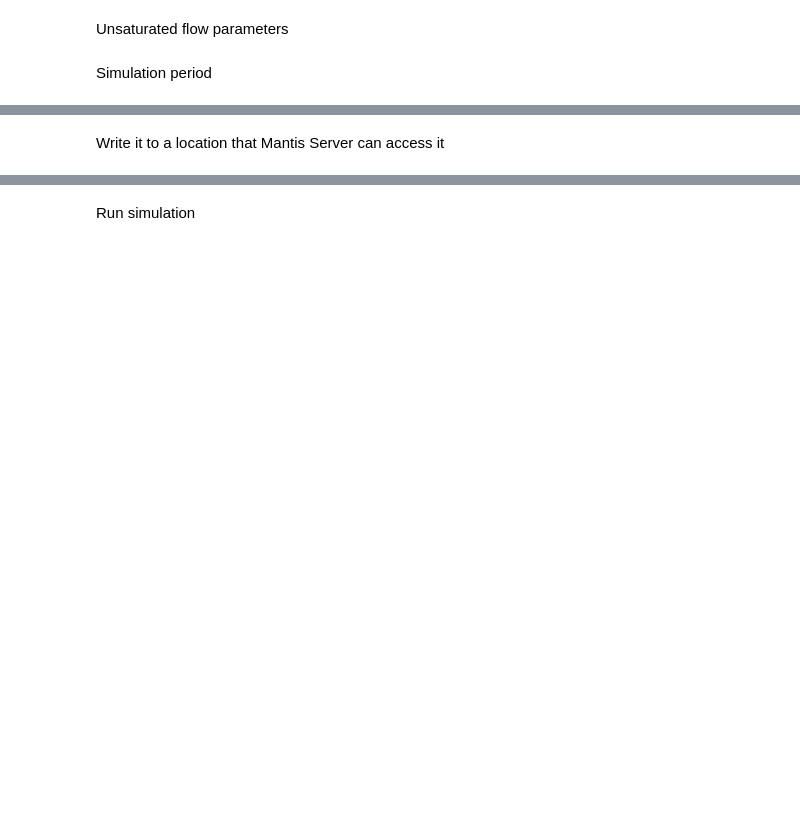
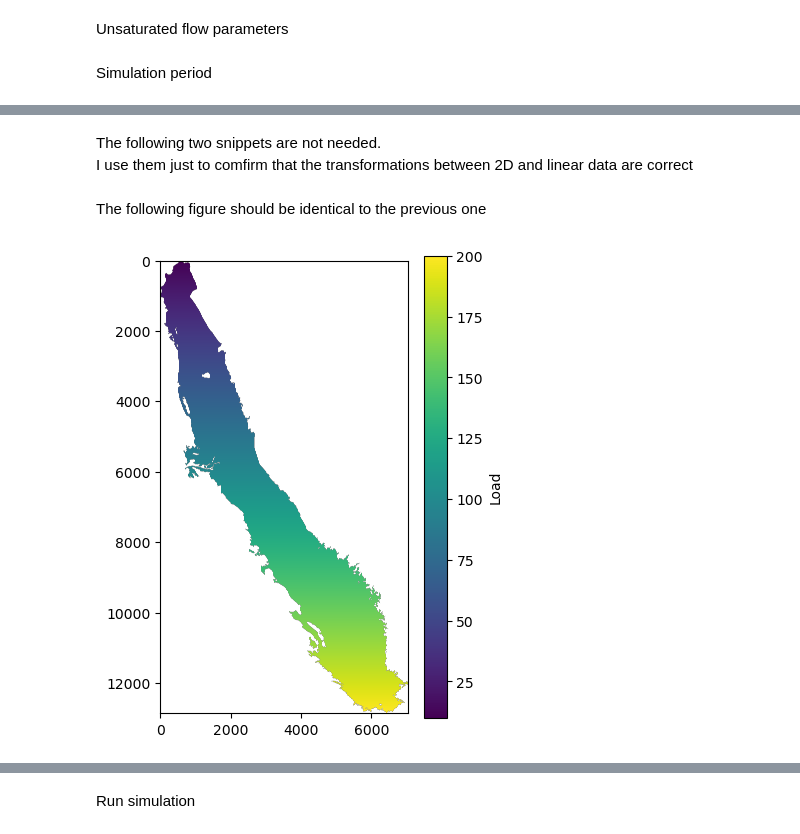
Before and after one commit to giorgk/Mantis, a Jupyter notebook: docs/Mantis_raster_options.ipynb, the cells around one changed output, grey strips where cells are left out. Saved outputs shown, nothing was run; the diff lists cells and outputs as text; code cells hidden in the pictures; blank space fills up the shorter version.

```diff
--- a/docs/Mantis_raster_options.ipynb
+++ b/docs/Mantis_raster_options.ipynb
@@ -83,0 +146,2 @@ First we need the raster information
+# %%
+idx = mnts.read_raster(Path(cv_data_path) / 'CV_DATA/CVraster_py.h5')
@@ -127,2 +154,0 @@ test_load[hru > 5_000_000] = 60
-# %% [markdown]
-Write it to a location that Mantis Server can access it
@@ -131,0 +155,19 @@ mnts.write_linear_data(["test_load"], test_load, loading_file, suppress_print =
+# %% [markdown]
+The following two snippets are not needed. \
+I use them just to comfirm that the transformations between 2D and linear data are correct
+# %%
+load_2D_from_Linear = mnts.linear_to_raster(
+    linear_data = linear_load,
+    idx = idx,
+    nrow = gs.Nrows,
+    ncol = gs.Ncols
+)
+# %% [markdown]
+The following figure should be identical to the previous one
+# %%
+plt.figure(figsize=(4, 6))
+im = plt.imshow(load_2D_from_Linear, cmap="viridis")
+plt.colorbar(im, label="Load")
+plt.show()
+# %% [output]
+[figure, added]
```
Also changed, not shown: parts of 40 cells of this notebook.
